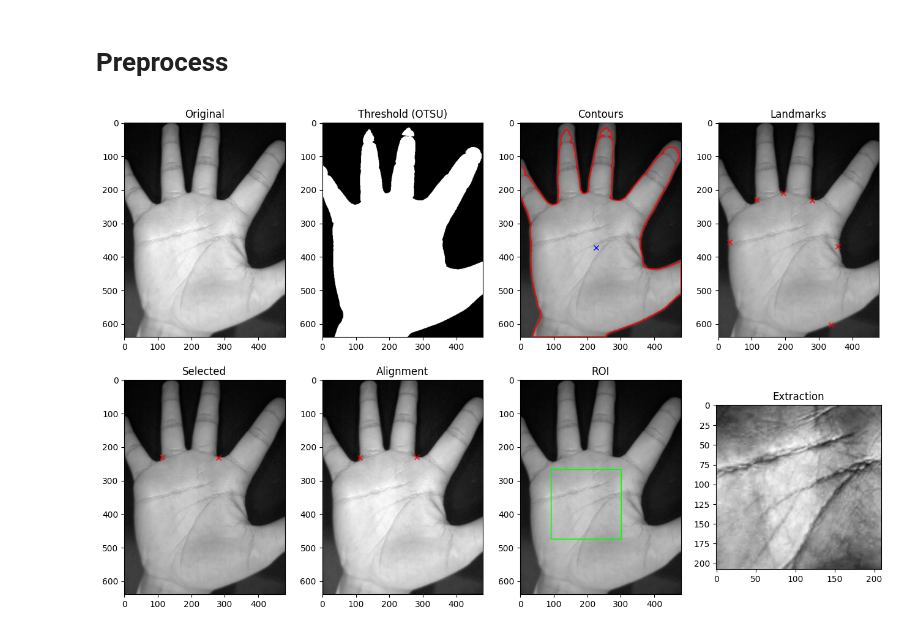
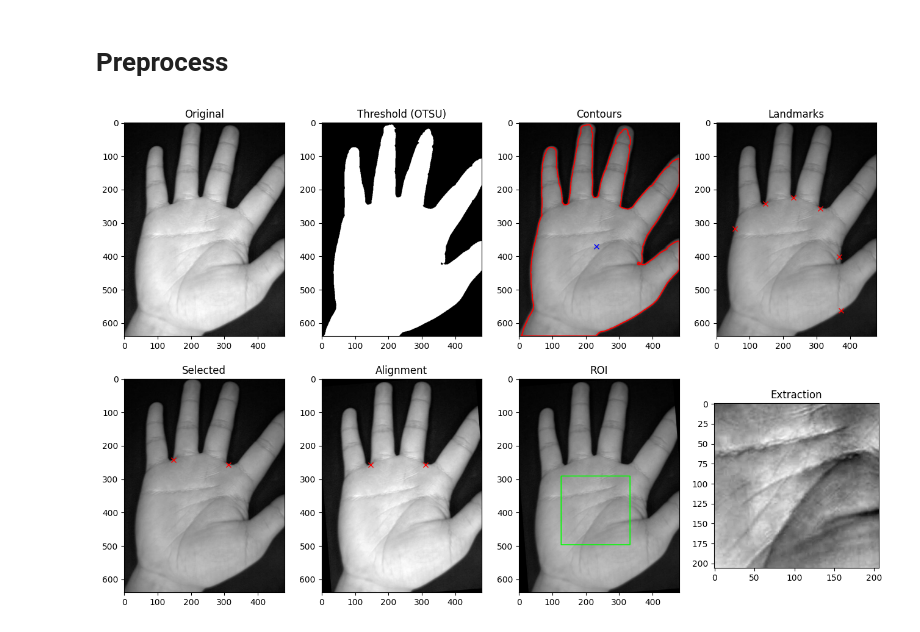
Before and after one commit to HaiNhat-HUST/palm-print-auth, a Jupyter notebook: BIO_Preprocessing.ipynb, the cells around one changed output. Cells and saved outputs as stored; diff of their text form; code cells hidden in the pictures.

```diff
--- a/BIO_Preprocessing.ipynb
+++ b/BIO_Preprocessing.ipynb
@@ -207,16 +207,16 @@ class PROIE():
 # %%
 proie = PROIE()
 
 # for i in range (1, 2):
 #     img = f"img/0001/0001_m_l_0{i}.jpg"
 #     proie.extract_roi(img, rotate=True)
 #     proie.show_result()
 
-img = f"CASIA-PalmprintV1/0109/0109_f_r_05.jpg"
+img = f"CASIA-PalmprintV1/0109/0109_f_r_08.jpg"
 proie.extract_roi(img, rotate=True)
 proie.show_result()
 # %% [output]
-[figure, old version]
+[figure, new version]
 # %%
 proie = PROIE()
 
```
Also changed, not shown: parts of 1 cell of this notebook, 2 other files.
